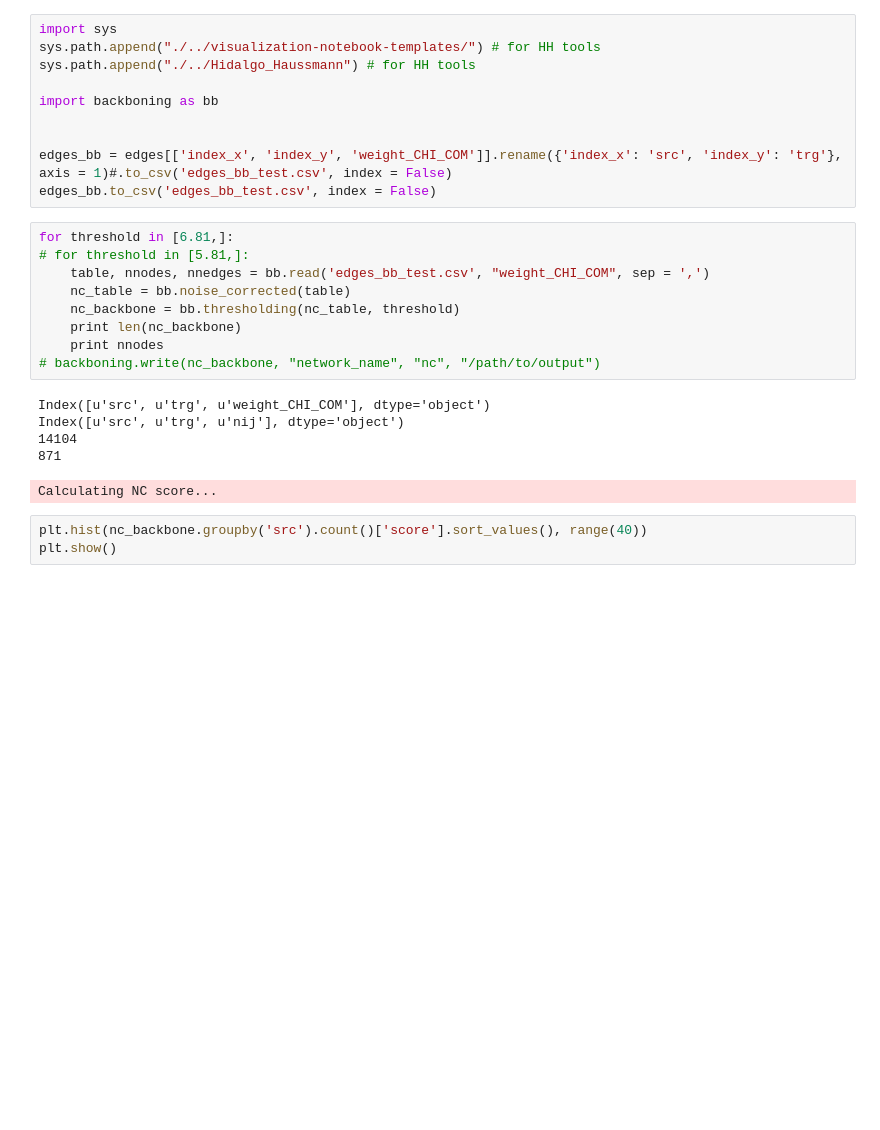
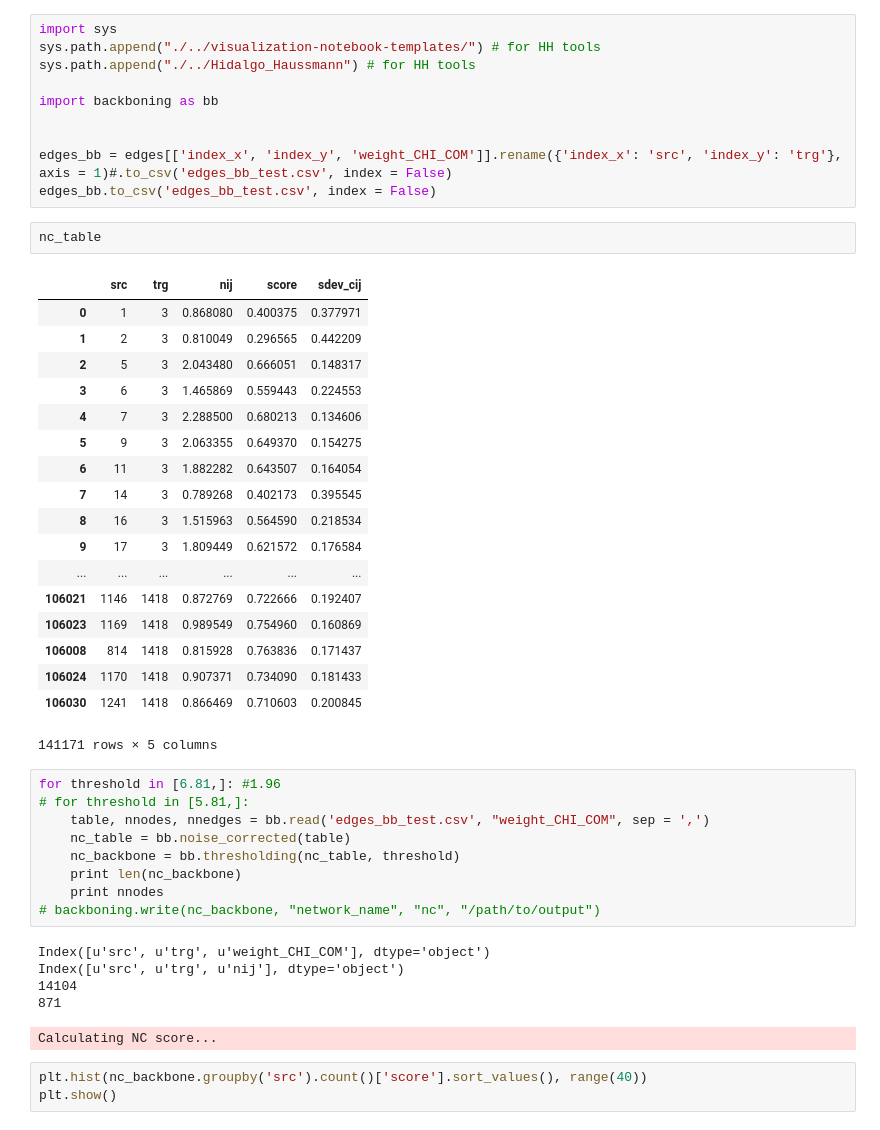
Before and after one commit to matuteiglesias/geo-correlation-structures, a Jupyter notebook: Sample network plot.ipynb, the cells around one changed output. Drawn from its saved outputs; the diff is of its cells as text; blank space fills up the shorter version.

```diff
--- a/Sample network plot.ipynb
+++ b/Sample network plot.ipynb
@@ -276,8 +276,29 @@ import backboning as bb
 
 edges_bb = edges[['index_x', 'index_y', 'weight_CHI_COM']].rename({'index_x': 'src', 'index_y': 'trg'}, axis = 1)#.to_csv('edges_bb_test.csv', index = False)
 edges_bb.to_csv('edges_bb_test.csv', index = False)
+# %%
+nc_table
+# %% [output]
+|  | src | trg | nij | score | sdev_cij |
+| 0 | 1 | 3 | 0.868080 | 0.400375 | 0.377971 |
+| 1 | 2 | 3 | 0.810049 | 0.296565 | 0.442209 |
+| 2 | 5 | 3 | 2.043480 | 0.666051 | 0.148317 |
+| 3 | 6 | 3 | 1.465869 | 0.559443 | 0.224553 |
+| 4 | 7 | 3 | 2.288500 | 0.680213 | 0.134606 |
+| 5 | 9 | 3 | 2.063355 | 0.649370 | 0.154275 |
+| 6 | 11 | 3 | 1.882282 | 0.643507 | 0.164054 |
+| 7 | 14 | 3 | 0.789268 | 0.402173 | 0.395545 |
+| 8 | 16 | 3 | 1.515963 | 0.564590 | 0.218534 |
+| 9 | 17 | 3 | 1.809449 | 0.621572 | 0.176584 |
+| ... | ... | ... | ... | ... | ... |
+| 106021 | 1146 | 1418 | 0.872769 | 0.722666 | 0.192407 |
+| 106023 | 1169 | 1418 | 0.989549 | 0.754960 | 0.160869 |
+| 106008 | 814 | 1418 | 0.815928 | 0.763836 | 0.171437 |
+| 106024 | 1170 | 1418 | 0.907371 | 0.734090 | 0.181433 |
+| 106030 | 1241 | 1418 | 0.866469 | 0.710603 | 0.200845 |
+141171 rows × 5 columns
 # %%
-for threshold in [6.81,]:
+for threshold in [6.81,]: #1.96
 # for threshold in [5.81,]:
     table, nnodes, nnedges = bb.read('edges_bb_test.csv', "weight_CHI_COM", sep = ',')
     nc_table = bb.noise_corrected(table)
```
Also changed, not shown: parts of 1 cell of this notebook.
